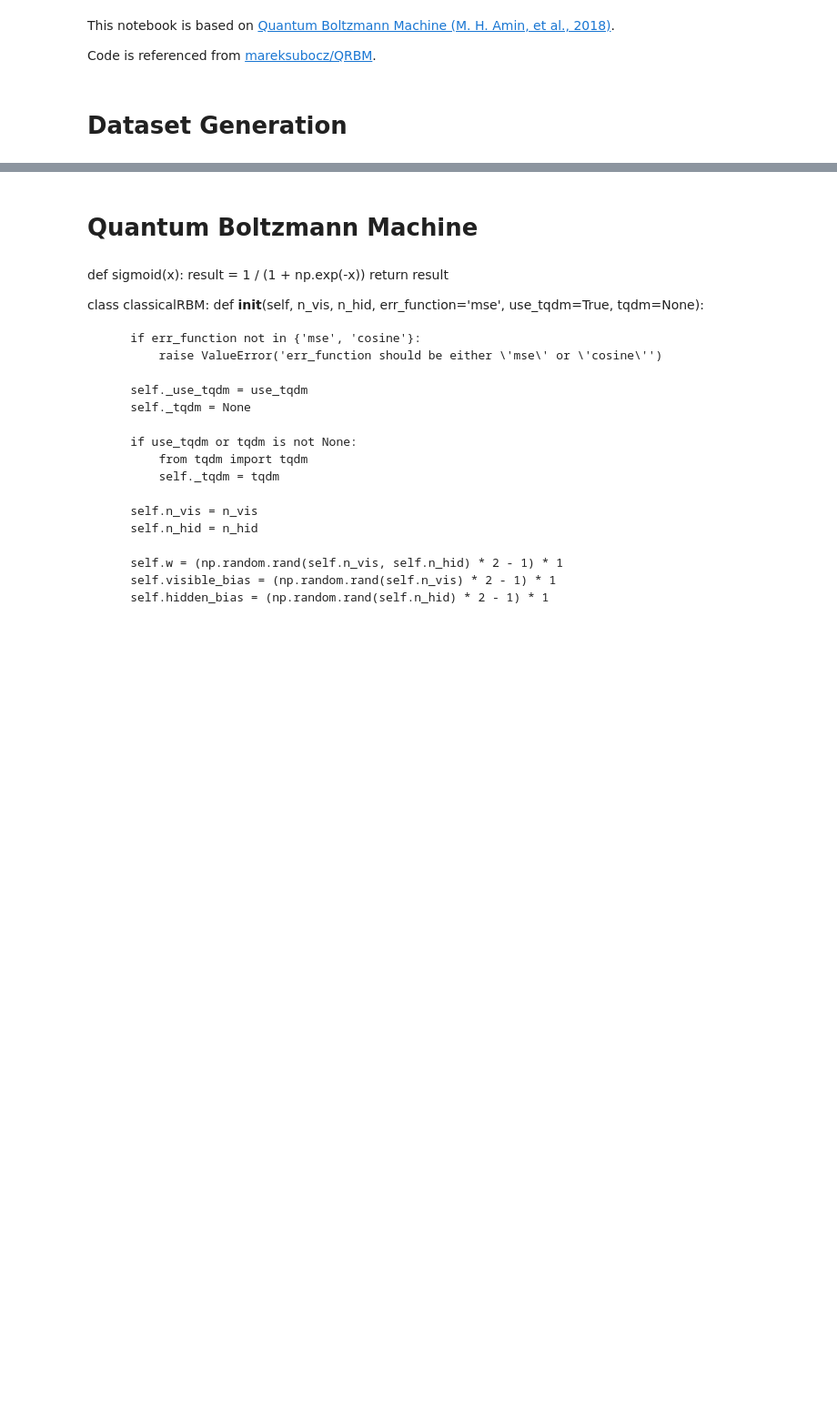
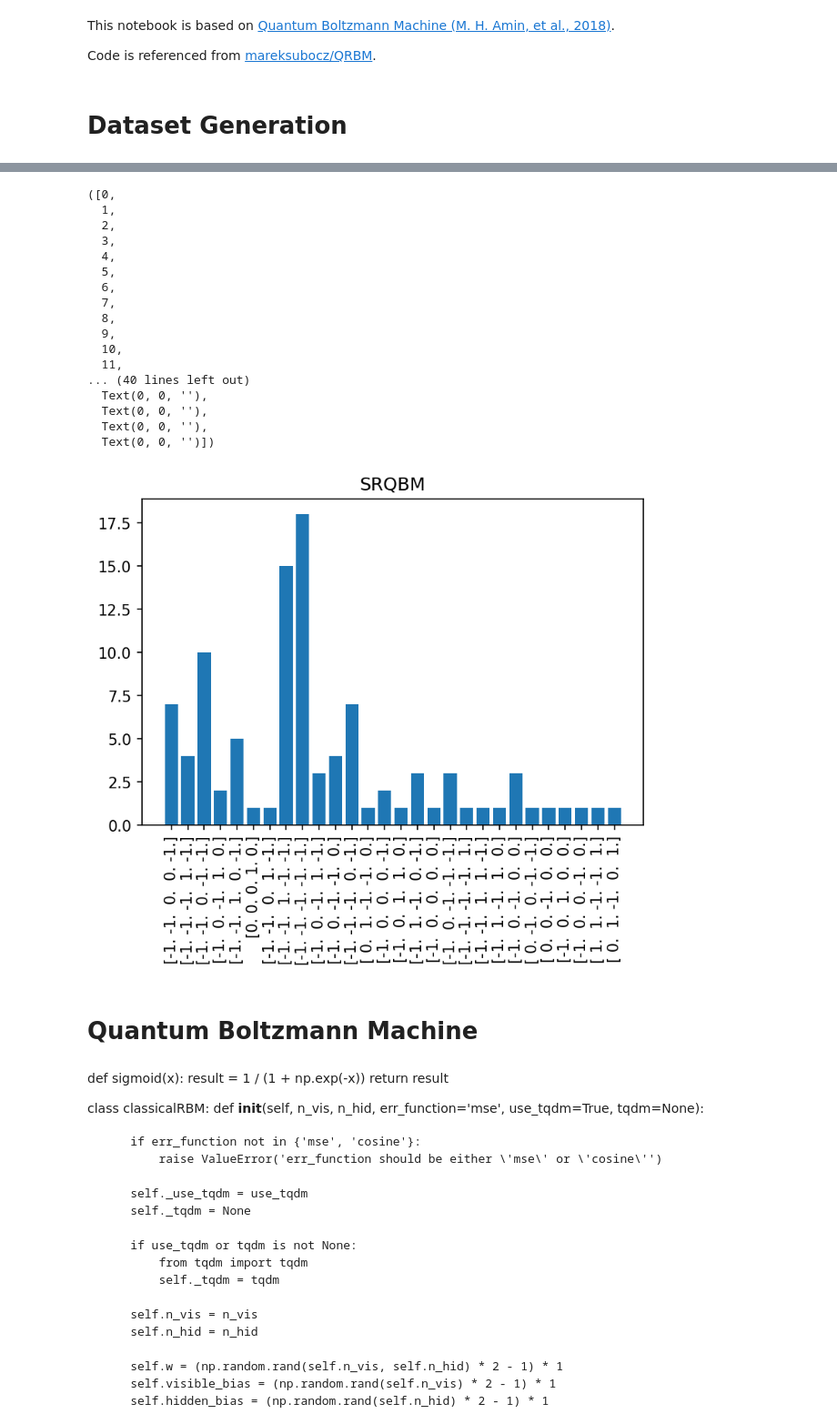
Before and after one commit to haoyudoingthings/QBM, a Jupyter notebook: Boltzmann-Machine.ipynb, the cells around one changed output, grey strips where cells are left out. Shown: that part at 91% size. Cells and saved outputs as stored; diff of their text form; code cells hidden in the pictures; blank space fills up the shorter version.

Commit message:
trained a qbm on a simple dataset

```diff
--- a/Boltzmann-Machine.ipynb
+++ b/Boltzmann-Machine.ipynb
@@ -119,3 +112,46 @@ array([ 0. , -0.4, -0.4,  0.4, -0.2, -0.2,  0.2])
+# %%
+srqbm1 = SRQBM(5, 2)
+# %%
+srqbm1.train(dataset)
+# %%
+sample_states = []
+for _ in range(100):
+    sample_states.append(np.sign(srqbm1.sample(srqbm1.w, srqbm1.b, num=1)[:-2]))
+# %%
+histo_cat = []
+histo_data = []
+for v in sample_states:
+    for s in histo_cat:
+        if  s == str(v):
+            histo_data[histo_cat.index(s)] += 1
+            break
+    else:
+        histo_cat.append(str(v))
+        histo_data.append(1)
+# %%
+plt.figure(dpi=150)
+plt.title('SRQBM')
+plt.bar(histo_cat, histo_data)
+plt.xticks(rotation='vertical')
+# %% [output]
+([0,
+  1,
+  2,
+  3,
+  4,
+  5,
+  6,
+  7,
+  8,
+  9,
+  10,
+  11,
+... (40 lines left out)
+  Text(0, 0, ''),
+  Text(0, 0, ''),
+  Text(0, 0, ''),
+  Text(0, 0, '')])
+[figure, added]
 # %% [markdown]
 # Quantum Boltzmann Machine
 # %%
```
Also changed, not shown: parts of 12 cells of this notebook.
